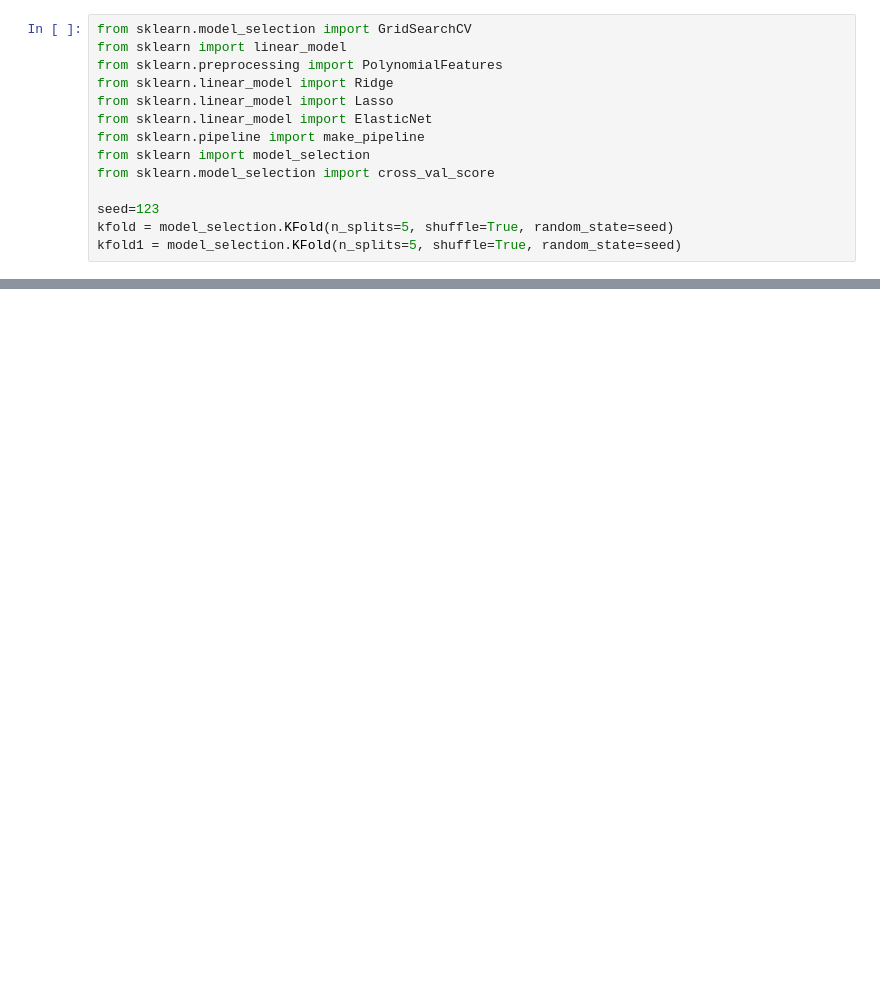
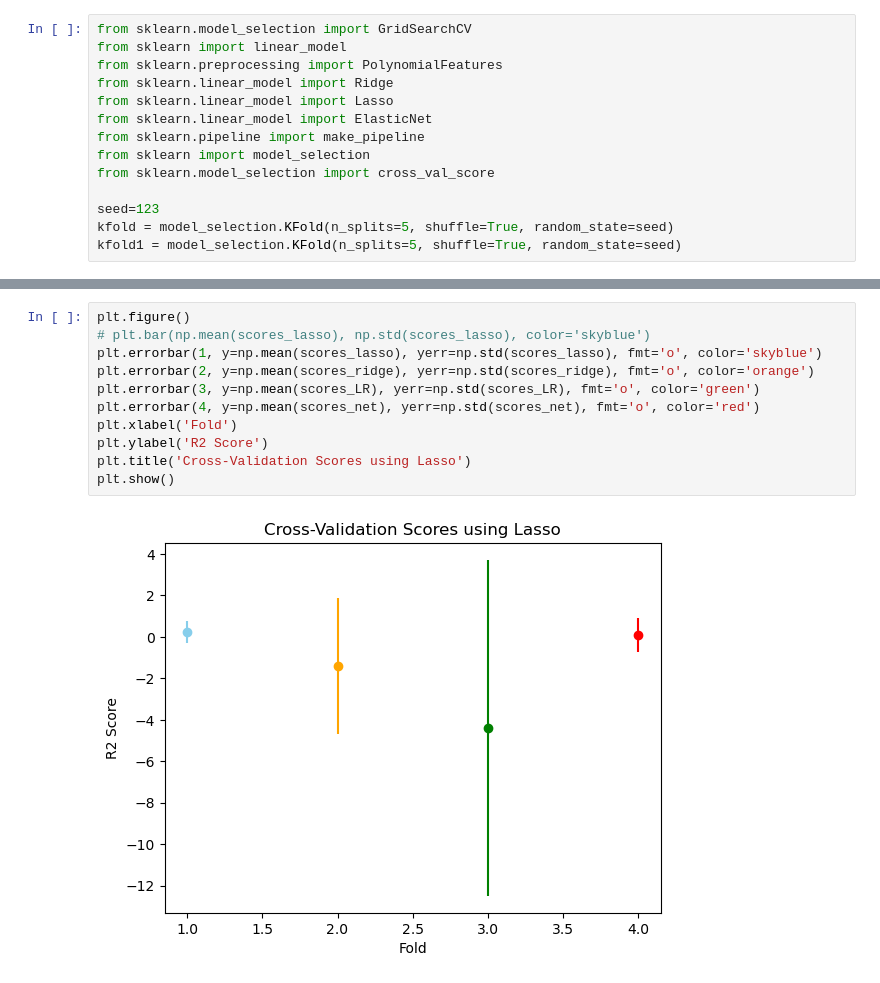
Before and after one commit to tjzel/PSI, a Jupyter notebook: 06/AD_Z06_I_double_cross_validation.ipynb, the cells around one changed output, grey strips where cells are left out. Cells and saved outputs as stored; diff of their text form; blank space fills up the shorter version.

```diff
--- a/06/AD_Z06_I_double_cross_validation.ipynb
+++ b/06/AD_Z06_I_double_cross_validation.ipynb
@@ -69,0 +219,13 @@ Zwizualizuj wyniki.
+# %%
+plt.figure()
+# plt.bar(np.mean(scores_lasso), np.std(scores_lasso), color='skyblue')
+plt.errorbar(1, y=np.mean(scores_lasso), yerr=np.std(scores_lasso), fmt='o', color='skyblue')
+plt.errorbar(2, y=np.mean(scores_ridge), yerr=np.std(scores_ridge), fmt='o', color='orange')
+plt.errorbar(3, y=np.mean(scores_LR), yerr=np.std(scores_LR), fmt='o', color='green')
+plt.errorbar(4, y=np.mean(scores_net), yerr=np.std(scores_net), fmt='o', color='red')
+plt.xlabel('Fold')
+plt.ylabel('R2 Score')
+plt.title('Cross-Validation Scores using Lasso')
+plt.show()
+# %% [output]
+[figure, added]
```
Also changed, not shown: parts of 8 cells of this notebook, 5 other files.
